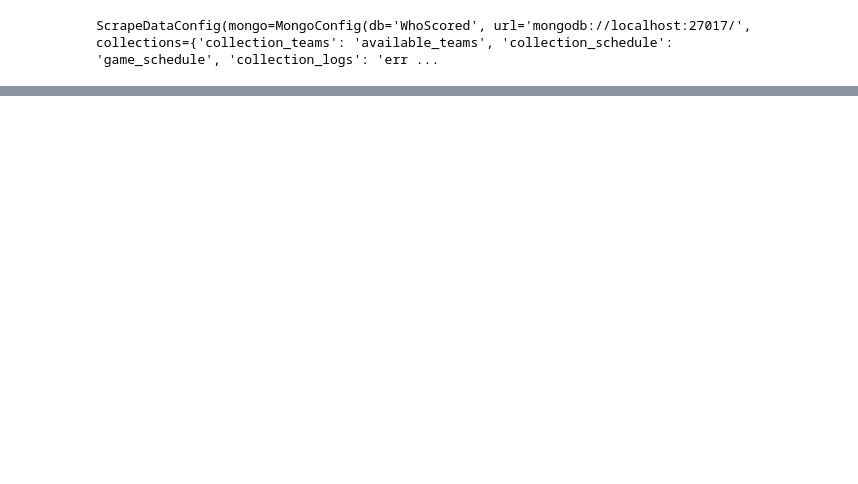
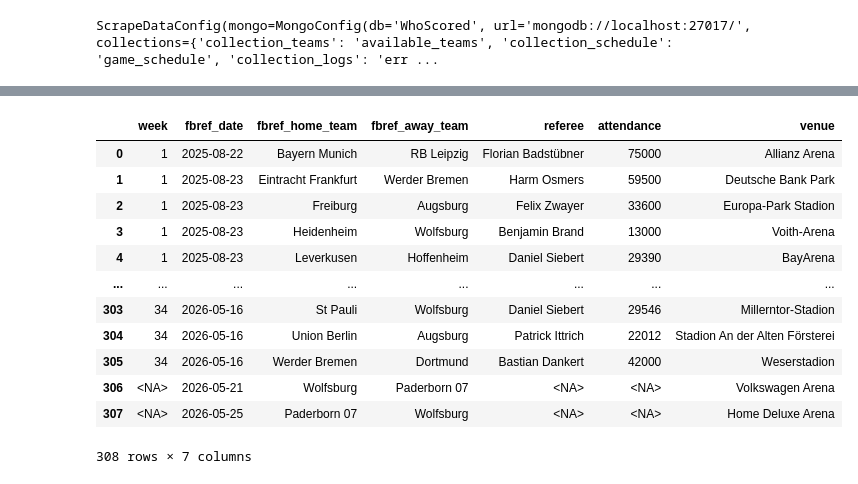
Before and after one commit to BVBtm86/WhoScored-Events-Data, a Jupyter notebook: dev_scripts/game_schedule.ipynb, the cells around one changed output, grey strips where cells are left out. Saved outputs shown, nothing was run; the diff lists cells and outputs as text; code cells hidden in the pictures; blank space fills up the shorter version.

Commit message:
updates to game schdule, added attendance,  venue and referee

```diff
--- a/dev_scripts/game_schedule.ipynb
+++ b/dev_scripts/game_schedule.ipynb
@@ -242,10 +247,10 @@ class GameSchedule:
     def _read_fbref_schedule(self) -> pd.DataFrame:
 
         df = self.fbref.read_schedule().reset_index(drop=False)
-
+        # return df
         df["fbref_date"] = pd.to_datetime(df["date"]).dt.date
 
-        return df[["week", "fbref_date", "home_team", "away_team"]].rename(
+        return df[["week", "fbref_date", "home_team", "away_team", "referee", "attendance", "venue"]].rename(
             columns={
                 "home_team": "fbref_home_team",
                 "away_team": "fbref_away_team",
@@ -326,6 +331,9 @@ class GameSchedule:
                     "away_team_id": row.get("away_team_id"),
                     "away_team_name": row.get("away_team"),
                     "game_status": "finished",
+                    'referee': row.get('referee'),
+                    'attendance': row.get('attendance'),
+                    'venue': row.get('venue')
                 }
 
                 ops.append(
@@ -380,0 +380,16 @@ game_schedule.save_schedule()
+# %%
+game_schedule._read_fbref_schedule()
+# %% [output]
+|  | week | fbref_date | fbref_home_team | fbref_away_team | referee | attendance | venue |
+| 0 | 1 | 2025-08-22 | Bayern Munich | RB Leipzig | Florian Badstübner | 75000 | Allianz Arena |
+| 1 | 1 | 2025-08-23 | Eintracht Frankfurt | Werder Bremen | Harm Osmers | 59500 | Deutsche Bank Park |
+| 2 | 1 | 2025-08-23 | Freiburg | Augsburg | Felix Zwayer | 33600 | Europa-Park Stadion |
+| 3 | 1 | 2025-08-23 | Heidenheim | Wolfsburg | Benjamin Brand | 13000 | Voith-Arena |
+| 4 | 1 | 2025-08-23 | Leverkusen | Hoffenheim | Daniel Siebert | 29390 | BayArena |
+| ... | ... | ... | ... | ... | ... | ... | ... |
+| 303 | 34 | 2026-05-16 | St Pauli | Wolfsburg | Daniel Siebert | 29546 | Millerntor-Stadion |
+| 304 | 34 | 2026-05-16 | Union Berlin | Augsburg | Patrick Ittrich | 22012 | Stadion An der Alten Försterei |
+| 305 | 34 | 2026-05-16 | Werder Bremen | Dortmund | Bastian Dankert | 42000 | Weserstadion |
+| 306 | <NA> | 2026-05-21 | Wolfsburg | Paderborn 07 | <NA> | <NA> | Volkswagen Arena |
+| 307 | <NA> | 2026-05-25 | Paderborn 07 | Wolfsburg | <NA> | <NA> | Home Deluxe Arena |
+308 rows × 7 columns
```
Also changed, not shown: parts of 4 cells of this notebook, 4 other files.
